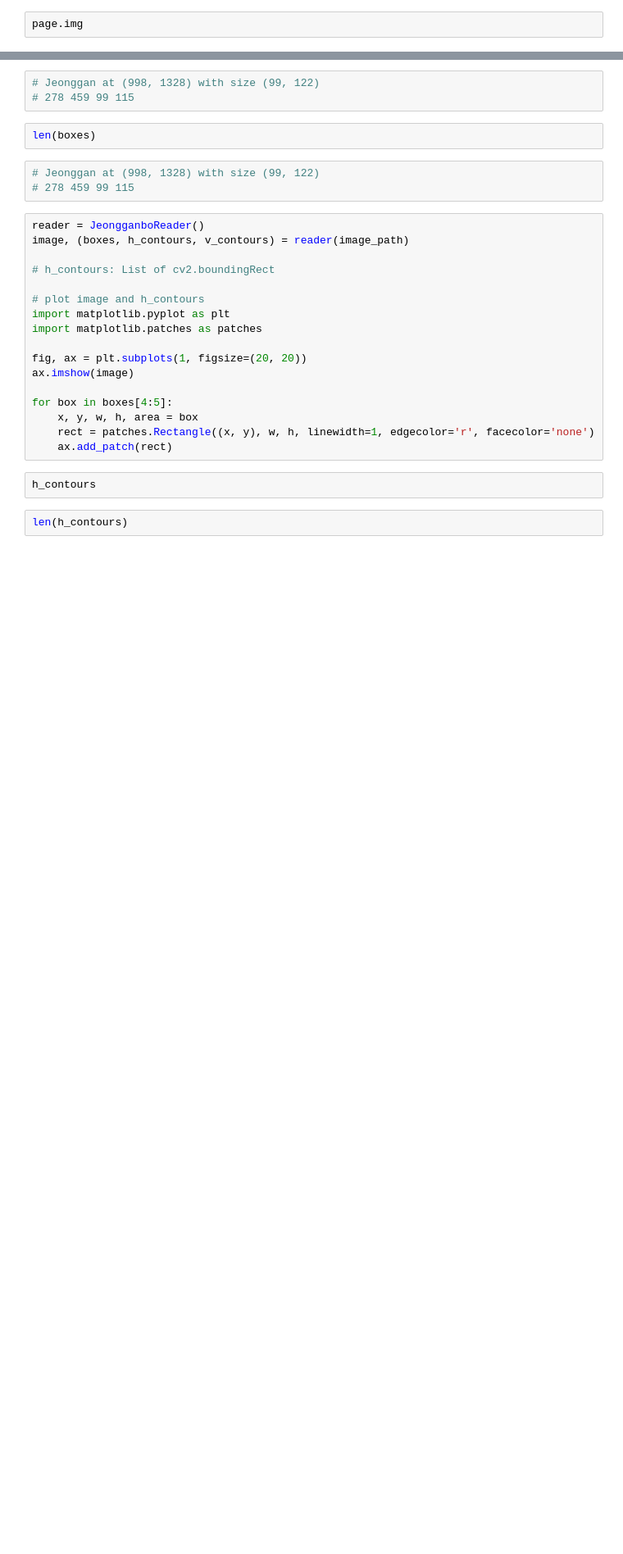
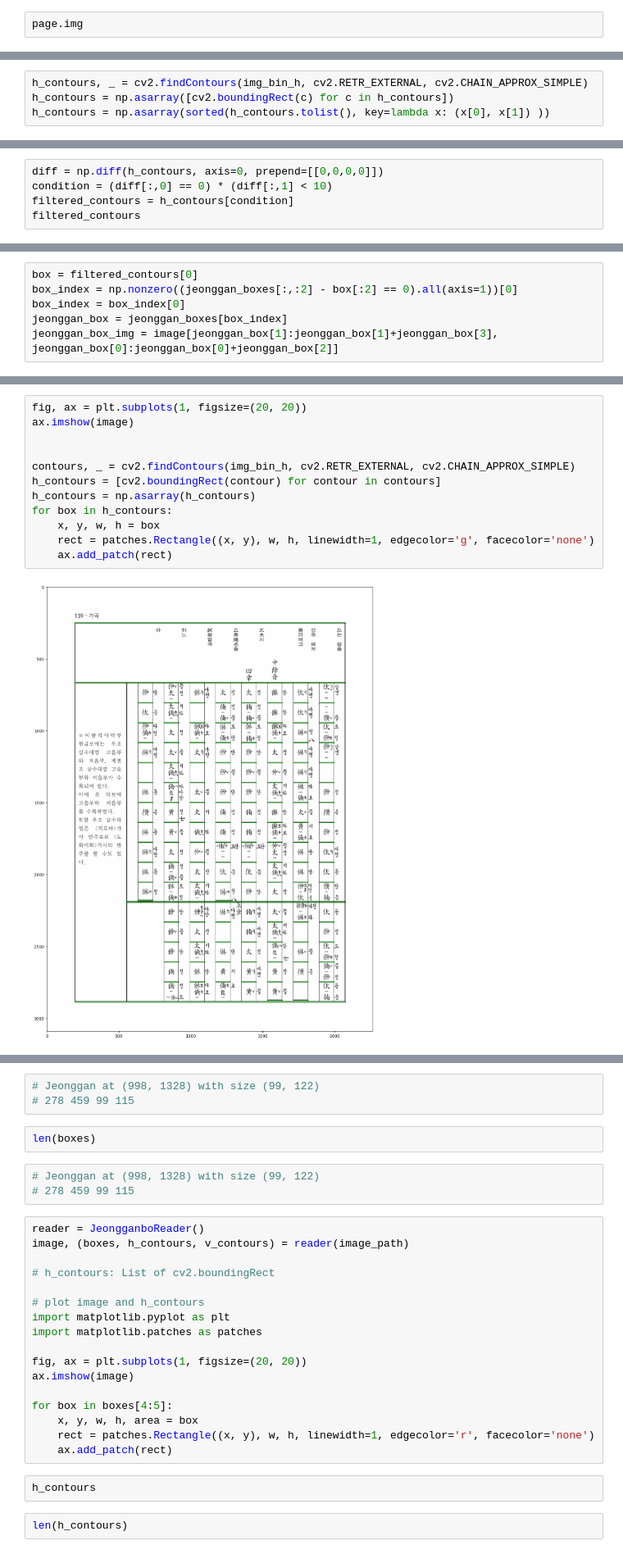
Before and after one commit to MALerLab/jeongganbo-omr, a Jupyter notebook: notebooks/find_jeonggan_in_page.ipynb, the cells around one changed output, grey strips where cells are left out. Shown: that part at 82% size. Saved outputs shown, nothing was run; the diff lists cells and outputs as text; blank space fills up the shorter version.

```diff
--- a/notebooks/find_jeonggan_in_page.ipynb
+++ b/notebooks/find_jeonggan_in_page.ipynb
@@ -124,0 +209,4 @@ page.img
+# %%
+h_contours, _ = cv2.findContours(img_bin_h, cv2.RETR_EXTERNAL, cv2.CHAIN_APPROX_SIMPLE)
+h_contours = np.asarray([cv2.boundingRect(c) for c in h_contours])
+h_contours = np.asarray(sorted(h_contours.tolist(), key=lambda x: (x[0], x[1]) ))
@@ -124,0 +233,5 @@ page.img
+# %%
+diff = np.diff(h_contours, axis=0, prepend=[[0,0,0,0]])
+condition = (diff[:,0] == 0) * (diff[:,1] < 10)
+filtered_contours = h_contours[condition]
+filtered_contours
@@ -124,0 +241,6 @@ page.img
+# %%
+box = filtered_contours[0]
+box_index = np.nonzero((jeonggan_boxes[:,:2] - box[:2] == 0).all(axis=1))[0]
+box_index = box_index[0]
+jeonggan_box = jeonggan_boxes[box_index]
+jeonggan_box_img = image[jeonggan_box[1]:jeonggan_box[1]+jeonggan_box[3], jeonggan_box[0]:jeonggan_box[0]+jeonggan_box[2]]
@@ -124,0 +278,14 @@ page.img
+# %%
+fig, ax = plt.subplots(1, figsize=(20, 20))
+ax.imshow(image)
+
+
+contours, _ = cv2.findContours(img_bin_h, cv2.RETR_EXTERNAL, cv2.CHAIN_APPROX_SIMPLE)
+h_contours = [cv2.boundingRect(contour) for contour in contours]
+h_contours = np.asarray(h_contours)
+for box in h_contours:
+    x, y, w, h = box
+    rect = patches.Rectangle((x, y), w, h, linewidth=1, edgecolor='g', facecolor='none')
+    ax.add_patch(rect)
+# %% [output]
+[figure, added]
```
Also changed, not shown: parts of 38 cells of this notebook, 9 other files.
